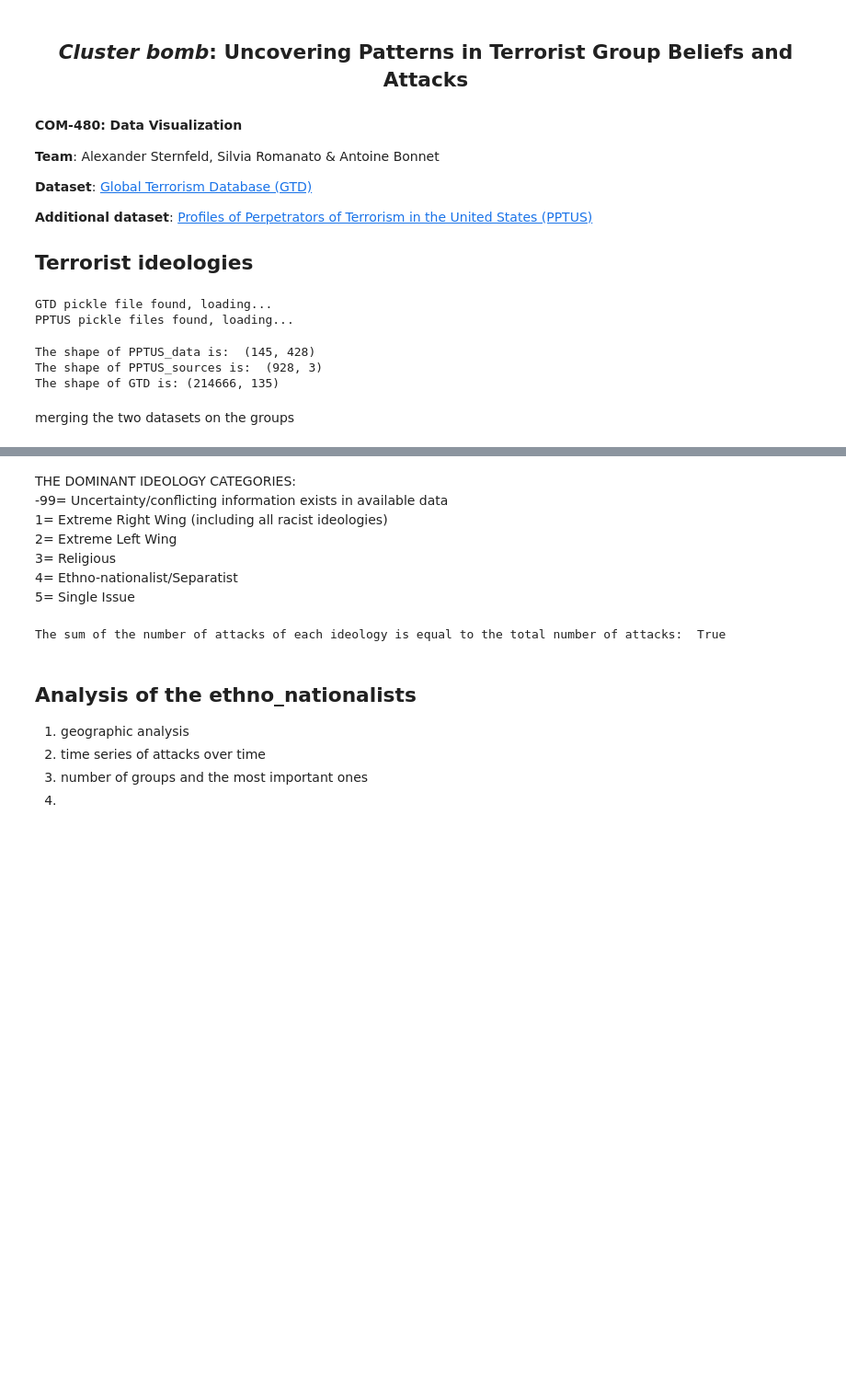
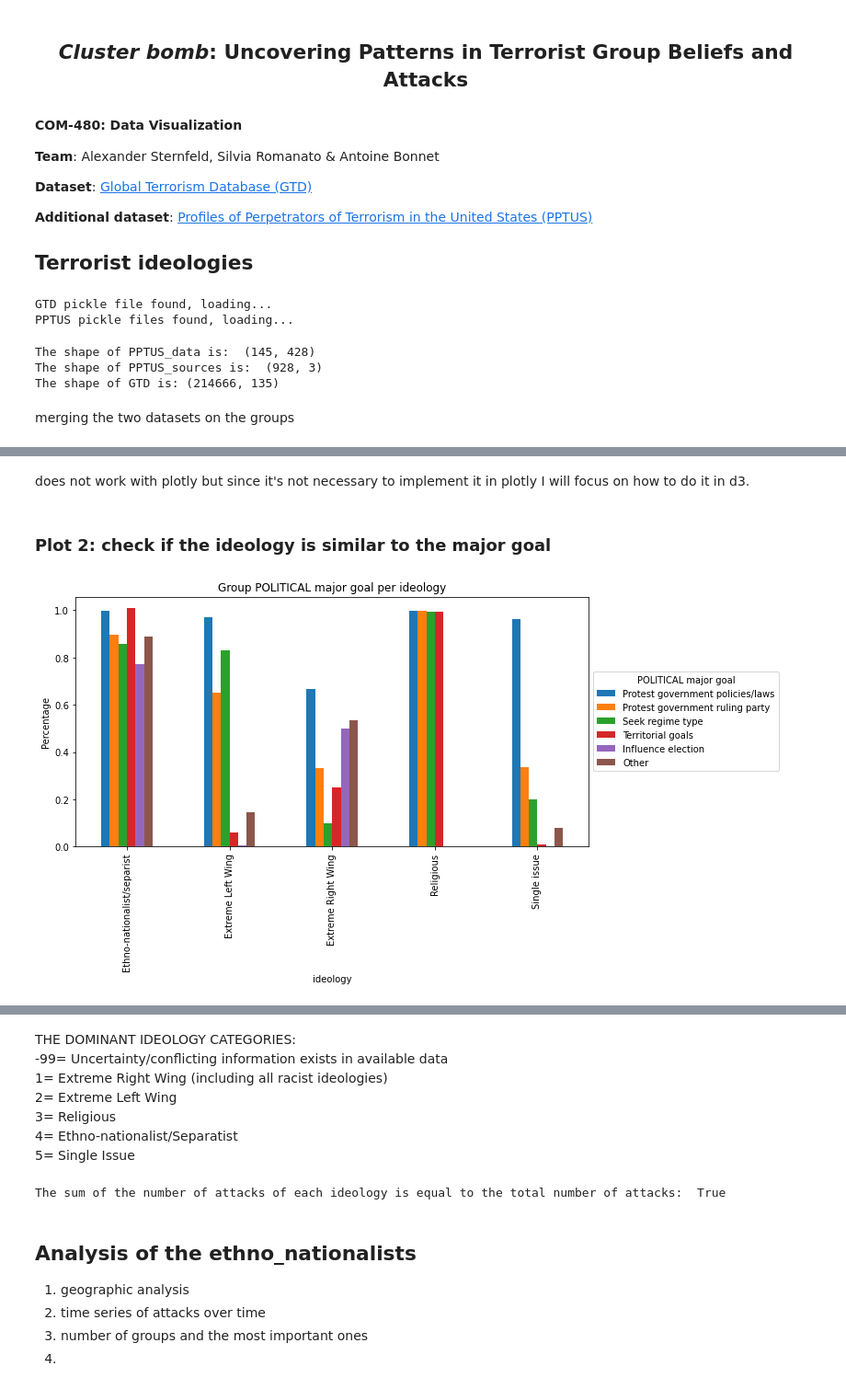
Before and after one commit to com-480-data-visualization/project-2023-yeravizard, a Jupyter notebook: scripts/ideologies.ipynb, the cells around one changed output, grey strips where cells are left out. Shown: that part at 92% size. Saved outputs shown, nothing was run; the diff lists cells and outputs as text; code cells hidden in the pictures; blank space fills up the shorter version.

Commit message:
some plots

```diff
--- a/scripts/ideologies.ipynb
+++ b/scripts/ideologies.ipynb
@@ -59,0 +51,10 @@ Name: dominant_ideology, Length: 7131, dtype: int64
+# %%
+# rename the dominant_ideology row from the number to the ideology name in the df dataframe
+df['dominant_ideology'] = df['dominant_ideology'].replace({1: 'extreme_right', 2: 'extreme_left', 3: 'religious', 4: 'ethno_nationalist', 5: 'single_issue', -99: 'uncertain'})
+
+ethno_col = df.columns[df.columns.str.startswith('I_ETHNO') & ~df.columns.str.endswith('CI') & ~df.columns.str.endswith('SOURCE') & ~df.columns.str.endswith('I_ETHNO')]
+rel_col = df.columns[df.columns.str.startswith('I_REL') & ~df.columns.str.endswith('CI') & ~df.columns.str.endswith('SOURCE') & ~df.columns.str.endswith('I_REL')]
+race_col = df.columns[df.columns.str.startswith('I_RACE') & ~df.columns.str.endswith('CI') & ~df.columns.str.endswith('SOURCE') & ~df.columns.str.endswith('I_RACE')]
+left_col = df.columns[df.columns.str.startswith('I_LEFT') & ~df.columns.str.endswith('CI') & ~df.columns.str.endswith('SOURCE') & ~df.columns.str.endswith('I_LEFT')]
+right_col = df.columns[df.columns.str.startswith('I_RIGHT') & ~df.columns.str.endswith('CI') & ~df.columns.str.endswith('SOURCE') & ~df.columns.str.endswith('I_RIGHT')]
+si_col = df.columns[df.columns.str.startswith('I_SI') & ~df.columns.str.endswith('CI') & ~df.columns.str.endswith('SOURCE') & ~df.columns.str.endswith('I_SI')]
@@ -59,0 +213,45 @@ Name: dominant_ideology, Length: 7131, dtype: int64
+# %% [markdown]
+does not work with plotly but since it's not necessary to implement it in plotly I will focus on how to do it in d3.
+# %% [markdown]
+### Plot 2: check if the ideology is similar to the major goal
+# %%
+ideologies = {1: "Extreme Right Wing", 2: "Extreme Left Wing",
+              3: "Religious", 4: "Ethno-nationalist/separist", 5: "Single issue"}
+
+ideology_counts = pd.DataFrame(columns=['ideology', 'count'])
+for ideology in ideologies:
+    ideology_counts = ideology_counts.append({'ideology': ideologies[ideology], 'count': len(
+        df[df.dominant_ideology == ideology])}, ignore_index=True)
+# %%
+ideologies = {1: "Extreme Right Wing", 2: "Extreme Left Wing",
+              3: "Religious", 4: "Ethno-nationalist/separist", 5: "Single issue"}
+ideology_structure = {}
+
+for i in range(5):
+    ideology = ideologies[i+1]
+    subset = df[df.dominant_ideology == i+1]
+    total_known_structure = len(subset[subset.G_POL_1 != -99])
+    for j in range(6):
+        pol_goal = j+1
+        if j != 5:
+            ideology_structure[(ideology, pol_goal)] = len(
+                subset[subset['G_POL_'+str(pol_goal)] == 1])/total_known_structure
+        if j ==5:
+            ideology_structure[(ideology, pol_goal)] = len(
+            subset[subset['G_POL_OTH'] == 1])/total_known_structure
+ideology_structure_df = pd.DataFrame(columns=['ideology', 'pol_goal', 'percentage'])
+for key in ideology_structure:
+    ideology_structure_df = ideology_structure_df.append({'ideology': key[0], 'pol_goal': key[1], 'percentage': ideology_structure[key]}, ignore_index=True)
+
+ideology_structure_df.set_index(['ideology', 'pol_goal'], inplace=True)
+
+# Now make a grouped bar chart with the percentages. The chart should not be stacked, the bars should be next to each other
+ideology_structure_df.unstack().plot(kind='bar', stacked=False, figsize=(10, 5))
+# Change the legend. The legend should be outside the plot, for each color we should display the structure (1: Hierarchical, 2: Networked, 3: Cell-like, 4: Fragmented, 5: Other)
+# Change the content of the legend
+plt.legend(title="POLITICAL major goal", loc='center left', bbox_to_anchor=(1, 0.5), labels=['Protest government policies/laws', 'Protest government ruling party', 'Seek regime type', 'Territorial goals', 'Influence election', 'Other'])
+plt.title("Group POLITICAL major goal per ideology")
+plt.ylabel("Percentage")
+plt.show()
+# %% [output]
+[figure, added]
```
Also changed, not shown: parts of 27 cells of this notebook, 1 other file.
